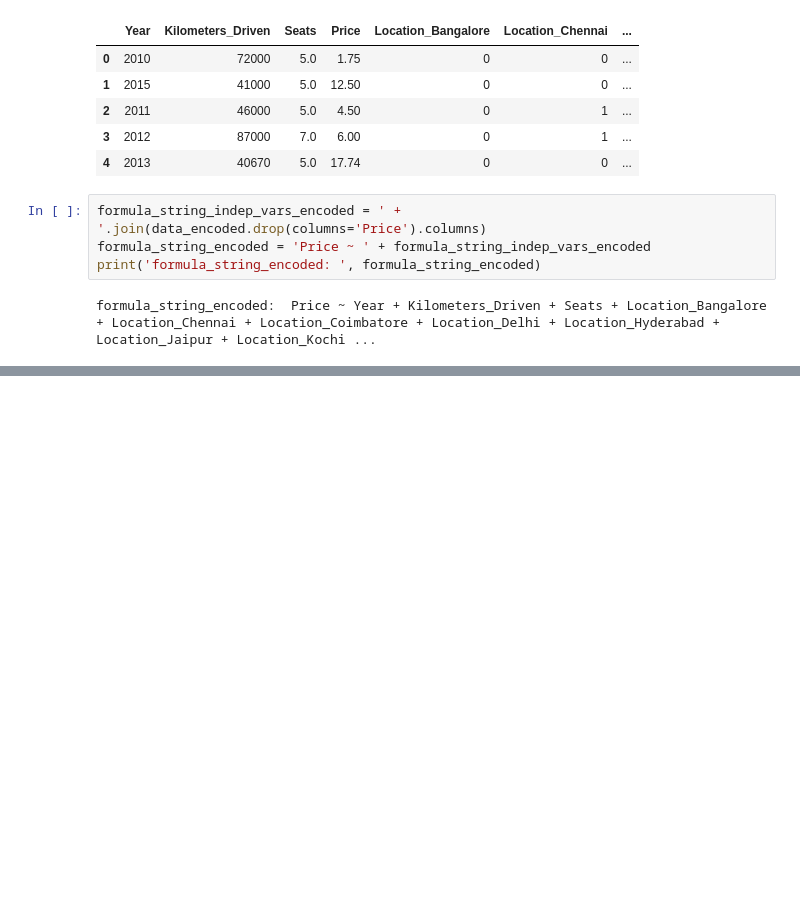
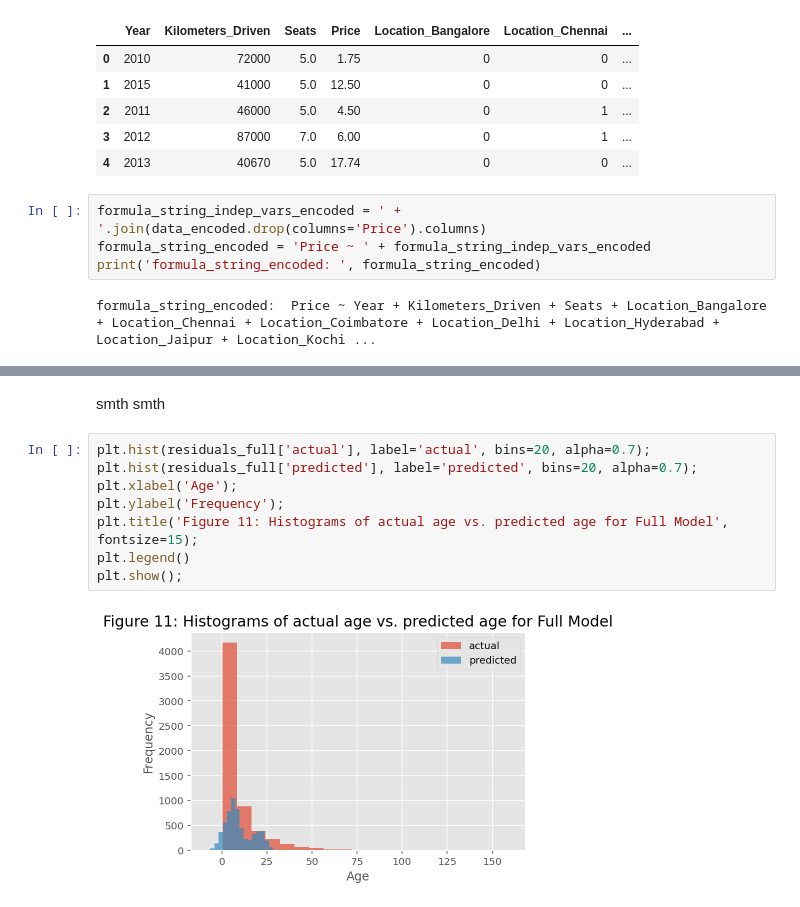
Before and after one commit to mayankthakkar17/MATHS_2_GROUP_11, a Jupyter notebook: maths2_phase2_grp11.ipynb, the cells around one changed output, grey strips where cells are left out. Saved outputs shown, nothing was run; the diff lists cells and outputs as text; blank space fills up the shorter version.

```diff
--- a/maths2_phase2_grp11.ipynb
+++ b/maths2_phase2_grp11.ipynb
@@ -184,0 +230,12 @@ strong multicollinearity or other numerical problems.
+# %% [markdown]
+smth smth
+# %%
+plt.hist(residuals_full['actual'], label='actual', bins=20, alpha=0.7);
+plt.hist(residuals_full['predicted'], label='predicted', bins=20, alpha=0.7);
+plt.xlabel('Age');
+plt.ylabel('Frequency');
+plt.title('Figure 11: Histograms of actual age vs. predicted age for Full Model', fontsize=15);
+plt.legend()
+plt.show();
+# %% [output]
+[figure, added]
```
Also changed, not shown: parts of 11 cells of this notebook.
